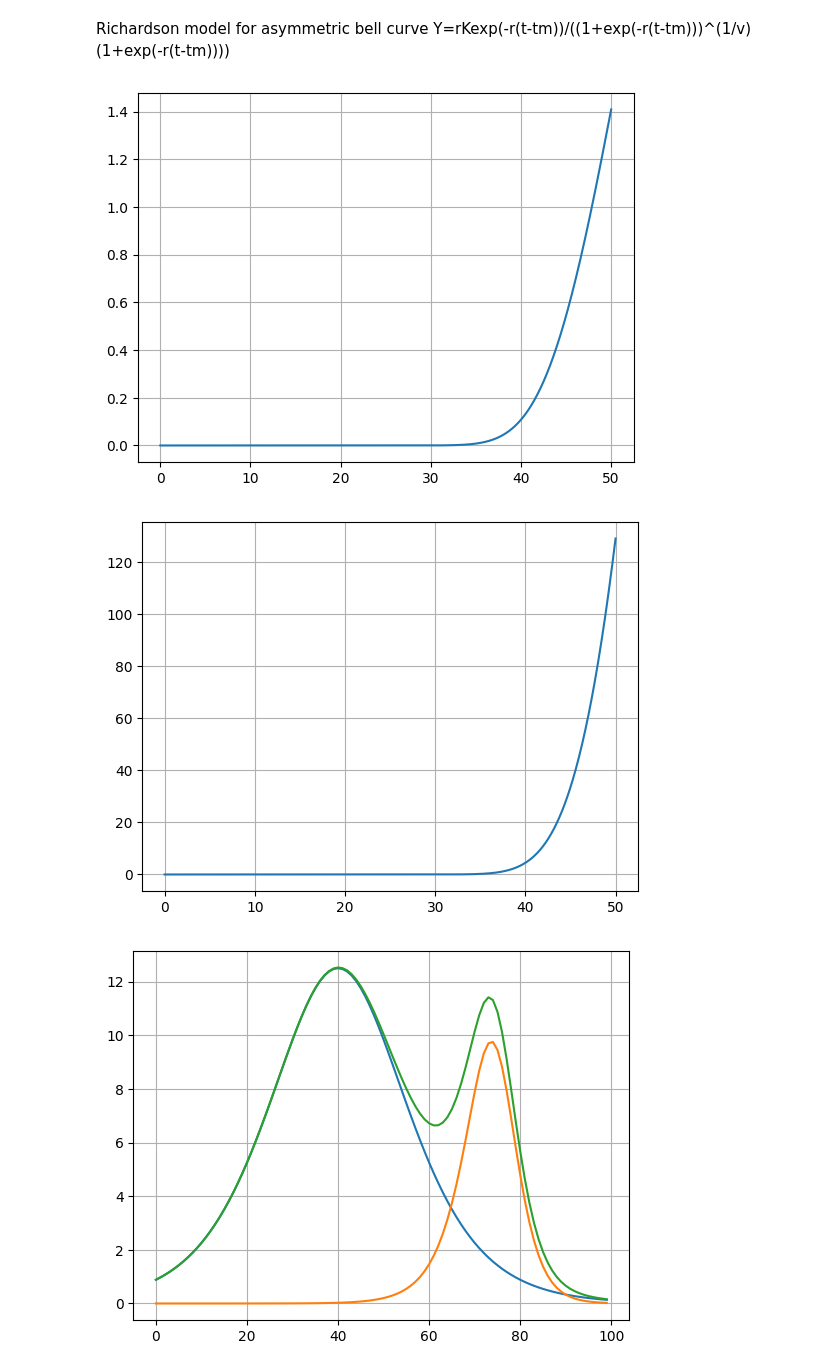
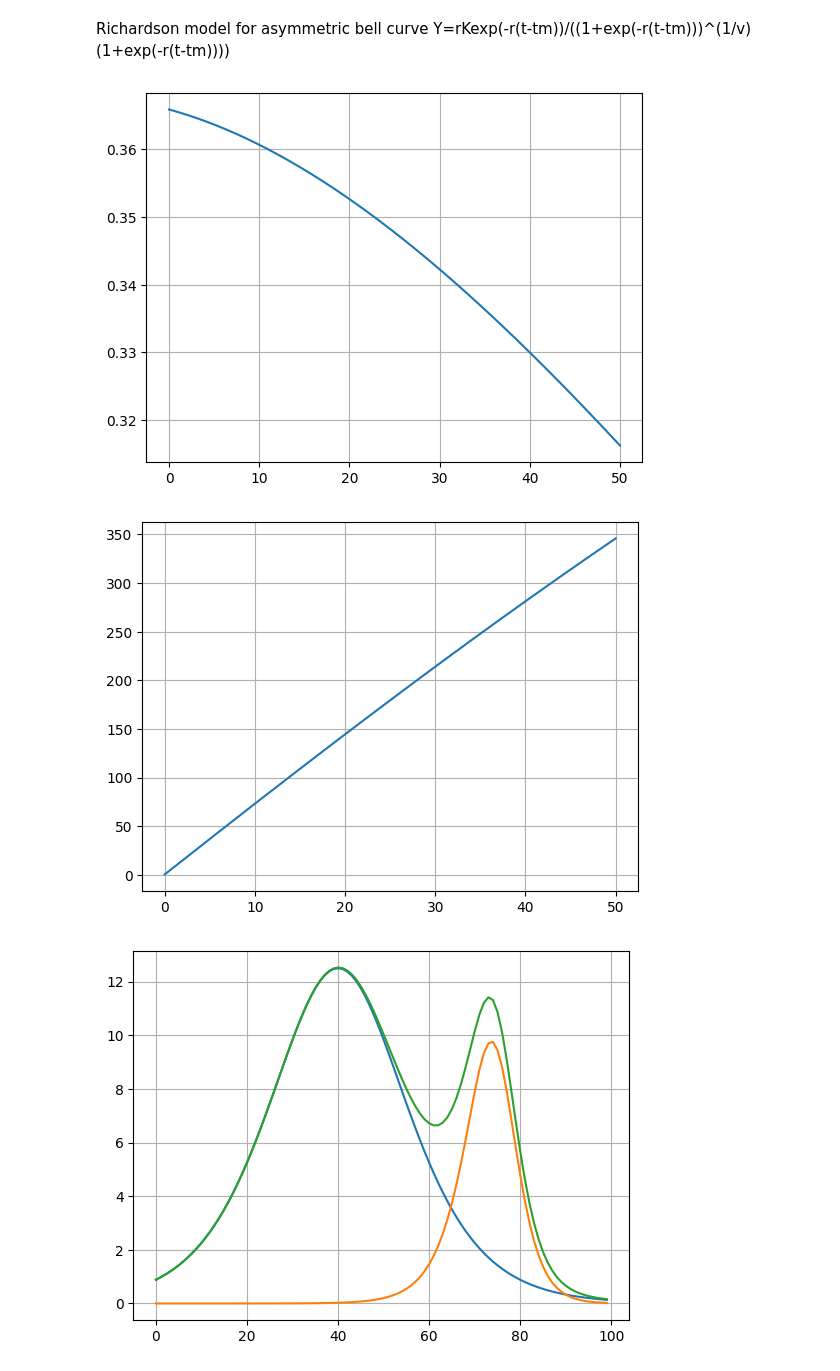
Before and after one commit to Adrianominora/Wave, a Jupyter notebook: script/Loglet.ipynb, the cells around one changed output. Cells and saved outputs as stored; diff of their text form; code cells hidden in the pictures.

```diff
--- a/script/Loglet.ipynb
+++ b/script/Loglet.ipynb
@@ -12,38 +12,37 @@ Y=rKexp(-r(t-tm))/((1+exp(-r(t-tm)))^(1/v)(1+exp(-r(t-tm))))
 # Richard bell curve
 K = 100
 r = 0.1
 tm = 0.5
 nu = 0.9999
 
 t0=0
 T= 50
 t= np.linspace(t0,T,1000+1)
 dt=t[1]-t[0]
 y= r*K*np.exp(-r*(t-tm))/((1+np.exp(-r*(t-tm)))**(1/nu)*(1+np.exp(-r*(t-tm))))
 
 def gompertz(t, K, r, c, tm=0):
     return K*r*c*np.exp(-c*(t-tm))*np.exp(-r*np.exp(-c*(t-tm)))
 
 K = 100
-r = 150
-c = 0.08
-tm = 0.5
+r = 0.9
+c = 0.01
 
 y_g=gompertz(t, K, r, c, tm=0)
 
 plt.figure()
 plt.plot(t,y_g)
 plt.grid(True)
 
 # Riciard S curve
 d = 0
 Y_g=np.cumsum(y_g)+d
 plt.figure()
 plt.plot(t,Y_g)
 plt.grid(True)
 # %% [output]
-[figure, old version]
+[figure, new version]
-[figure, old version]
+[figure, new version]
 # %%
 # Loglet sum example
 
```
Also changed, not shown: parts of 1 cell of this notebook, 6 other files.
